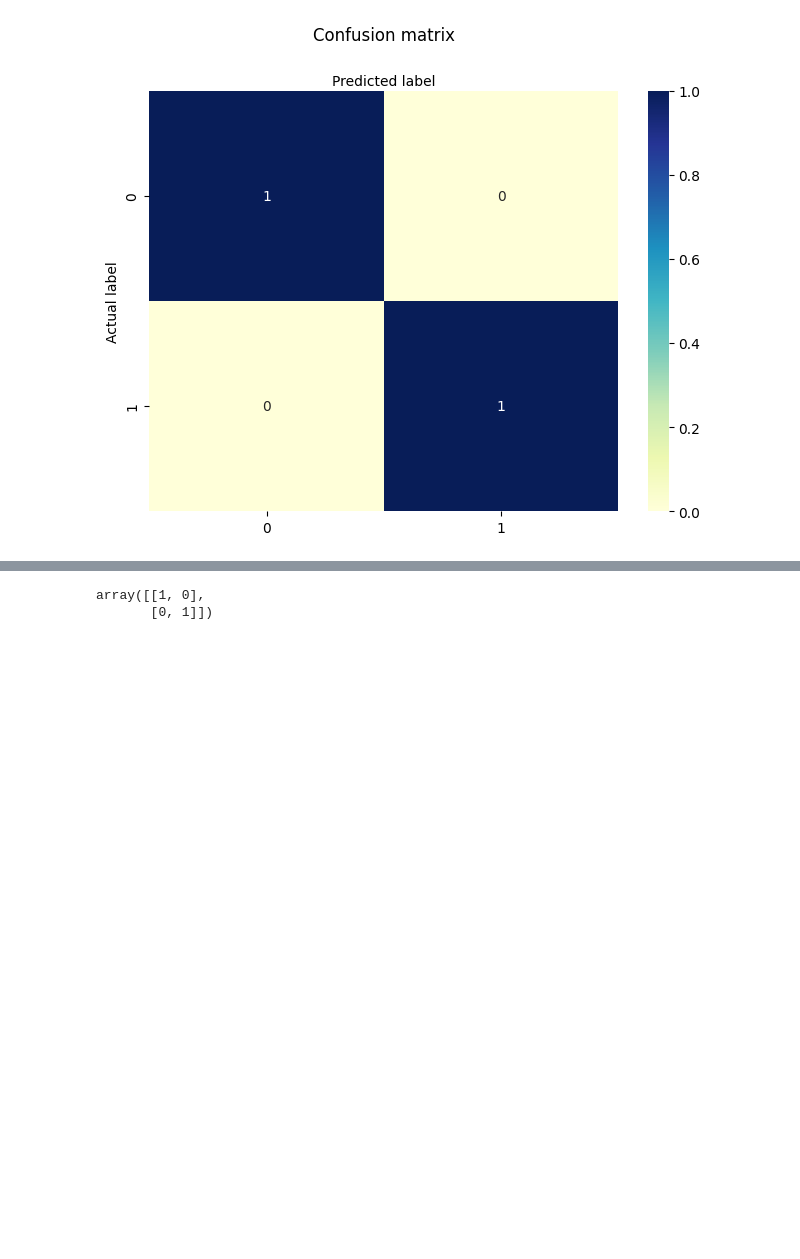
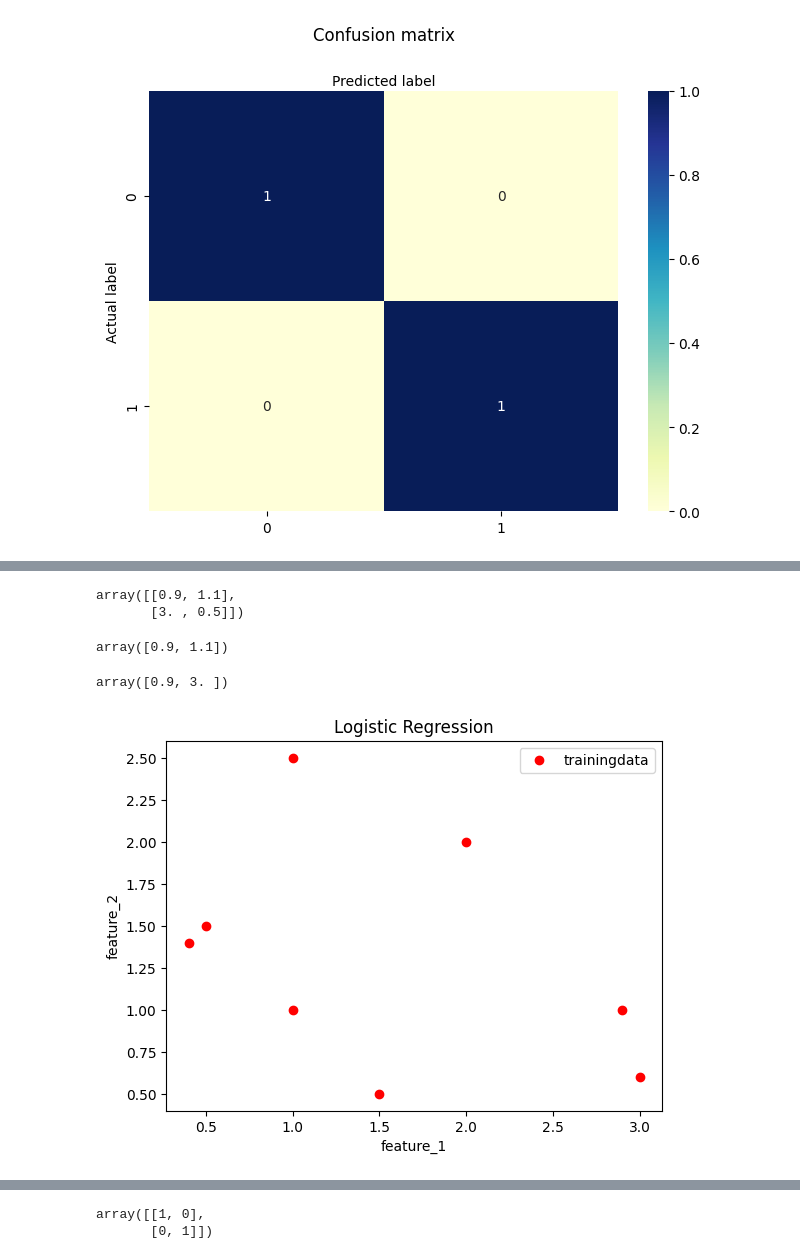
Before and after one commit to stevechengnyc/ML-AndrewNg, a Jupyter notebook: C1-Supervised ML_Regression and Classification/Week 3/C1_W3_Lab07_Scikit_Learn_Soln.ipynb, the cells around one changed output, grey strips where cells are left out. Saved outputs shown, nothing was run; the diff lists cells and outputs as text; code cells hidden in the pictures; blank space fills up the shorter version.

```diff
--- a/C1-Supervised ML_Regression and Classification/Week 3/C1_W3_Lab07_Scikit_Learn_Soln.ipynb
+++ b/C1-Supervised ML_Regression and Classification/Week 3/C1_W3_Lab07_Scikit_Learn_Soln.ipynb
@@ -107,0 +120,24 @@ Text(0.5, 427.9555555555555, 'Predicted label')
+# %%
+X_test
+# %% [output]
+array([[0.9, 1.1],
+       [3. , 0.5]])
+# %%
+X_test[:][0]
+# %% [output]
+array([0.9, 1.1])
+# %%
+X_test[:,0]
+# %% [output]
+array([0.9, 3. ])
+# %%
+#fig, ax = plt.subplots()
+plt.plot(X_train[:,0], X_train[:,1],  'go',   c = 'red', label="trainingdata")
+#plt.plot(X_test[:,0], X_test[:,1],  '*', c='r',  label='test data')
+plt.title('Logistic Regression')
+plt.xlabel('feature_1')
+plt.ylabel('feature_2')
+plt.legend()
+plt.show()
+# %% [output]
+[figure, added]
```
Also changed, not shown: parts of 15 cells of this notebook.
